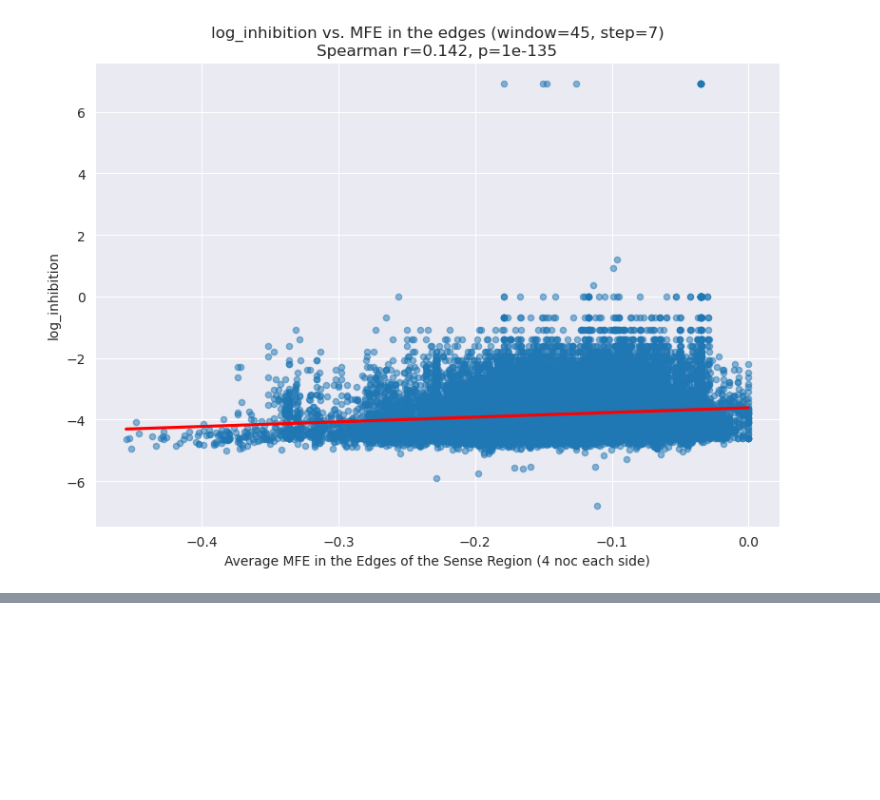
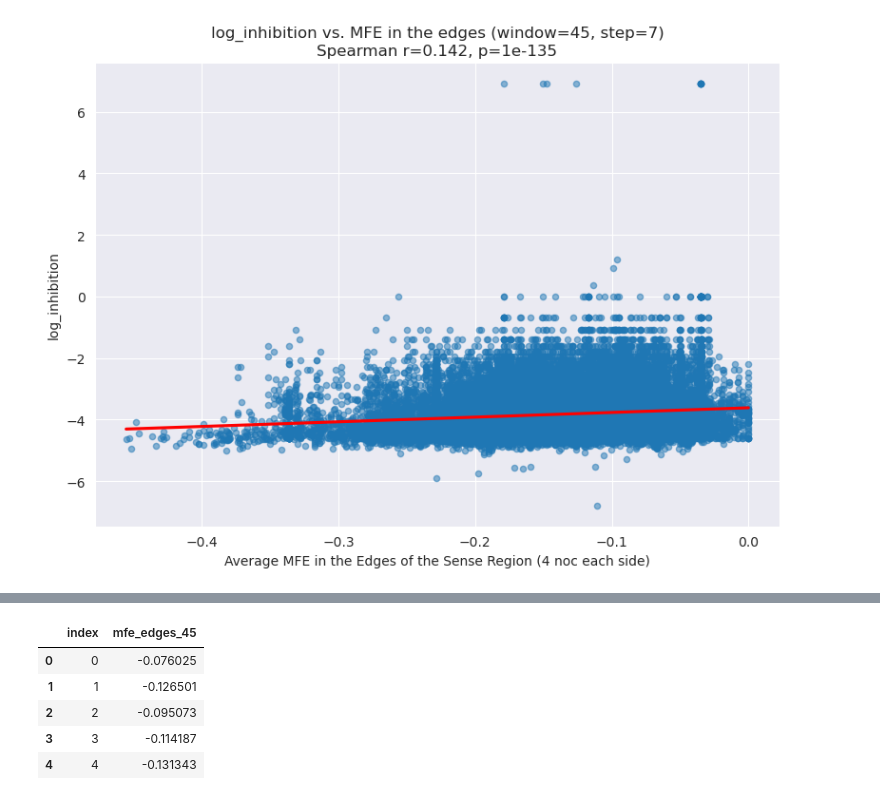
Before and after one commit to RedPenguin100/ASOdesign, a Jupyter notebook: yehuda_code/Vienna calc.ipynb, the cells around one changed output, grey strips where cells are left out. Saved outputs shown, nothing was run; the diff lists cells and outputs as text; code cells hidden in the pictures; blank space fills up the shorter version.

```diff
--- a/yehuda_code/Vienna calc.ipynb
+++ b/yehuda_code/Vienna calc.ipynb
@@ -367,0 +387,11 @@ plt.show()
+# %%
+mfe_edges_wind45_flank120_step7 = pd.read_csv("mfe_edges_vienna_window45_flank120_step7.csv")
+# %%
+mfe_edges_wind45_flank120_step7.head()
+# %% [output]
+|  | index | mfe_edges_45 |
+| 0 | 0 | -0.076025 |
+| 1 | 1 | -0.126501 |
+| 2 | 2 | -0.095073 |
+| 3 | 3 | -0.114187 |
+| 4 | 4 | -0.131343 |
```
Also changed, not shown: parts of 5 cells of this notebook, 2 other files.
